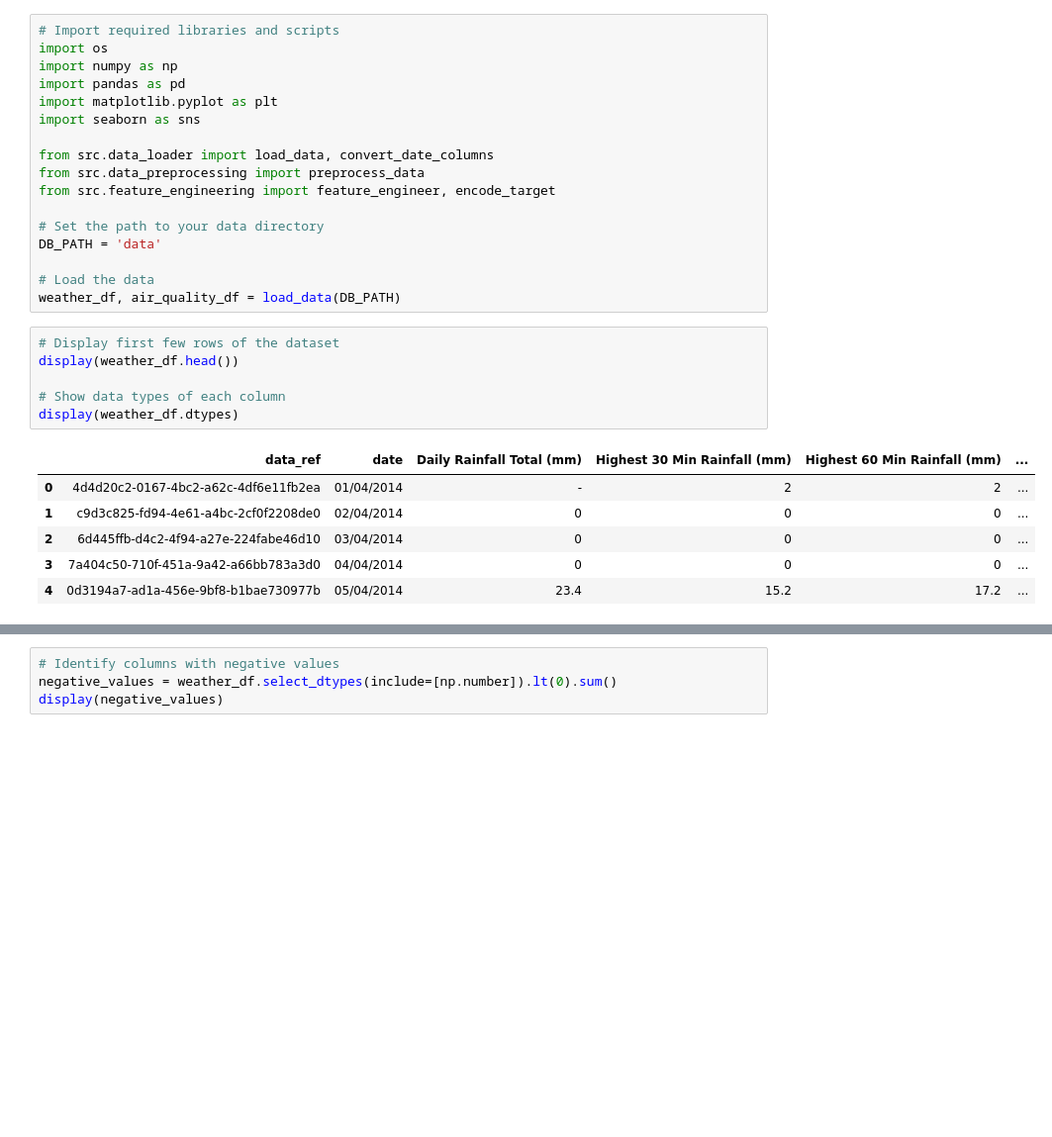
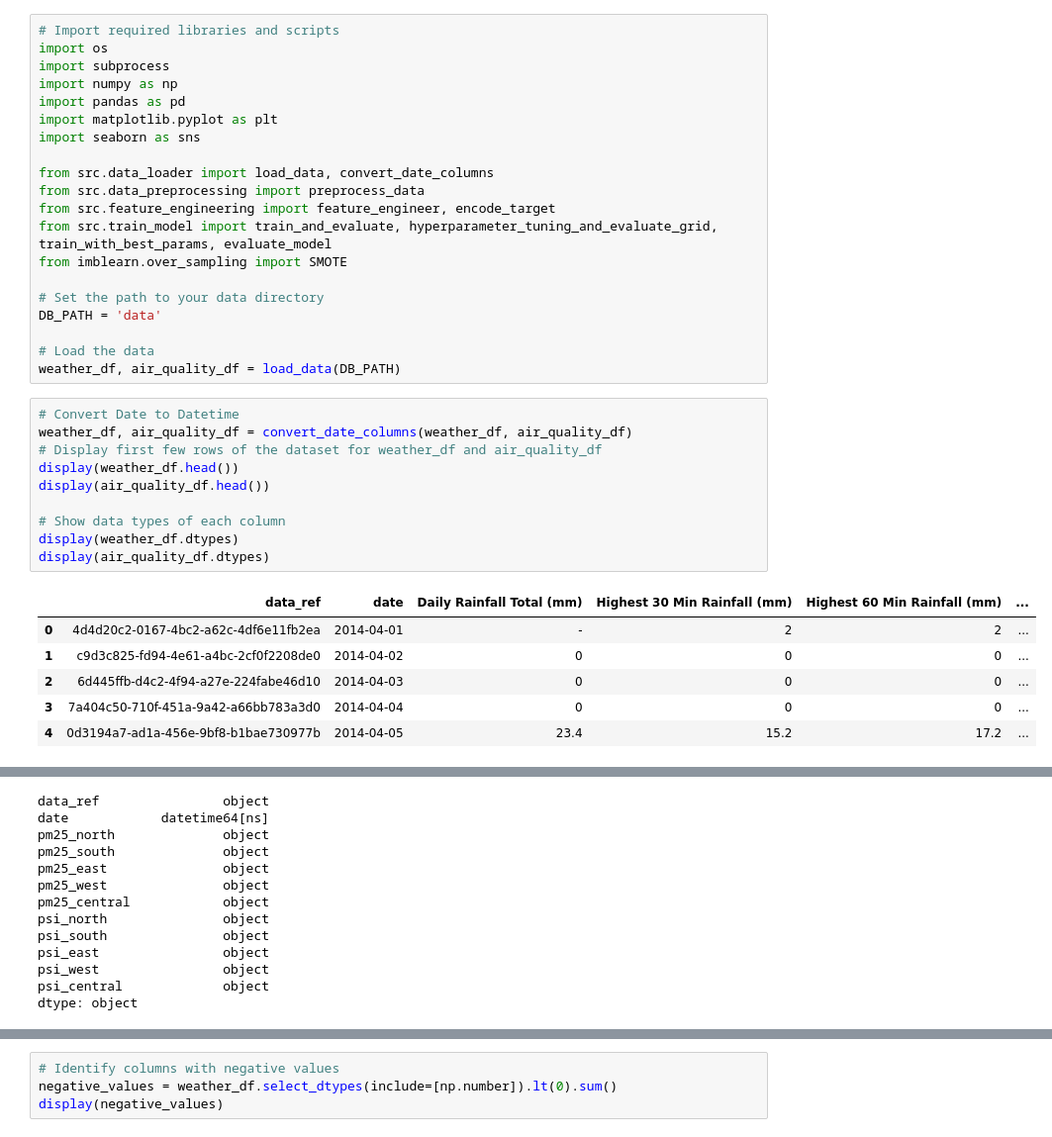
Before and after one commit to thetruthkenhurt/Solar-panel-efficiency-prediction, a Jupyter notebook: eda.ipynb, the cells around one changed output, grey strips where cells are left out. Shown at 99% size. Saved outputs shown, nothing was run; the diff lists cells and outputs as text; blank space fills up the shorter version.

```diff
--- a/eda.ipynb
+++ b/eda.ipynb
@@ -1,6 +57,7 @@
 # %%
 # Import required libraries and scripts
 import os
+import subprocess
 import numpy as np
 import pandas as pd
 import matplotlib.pyplot as plt
@@ -9,6 +66,8 @@ import seaborn as sns
 from src.data_loader import load_data, convert_date_columns
 from src.data_preprocessing import preprocess_data
 from src.feature_engineering import feature_engineer, encode_target
+from src.train_model import train_and_evaluate, hyperparameter_tuning_and_evaluate_grid, train_with_best_params, evaluate_model
+from imblearn.over_sampling import SMOTE
 
 # Set the path to your data directory
 DB_PATH = 'data'
@@ -16,15 +75,19 @@ DB_PATH = 'data'
 # Load the data
 weather_df, air_quality_df = load_data(DB_PATH)
 # %%
-# Display first few rows of the dataset
+# Convert Date to Datetime
+weather_df, air_quality_df = convert_date_columns(weather_df, air_quality_df)
+# Display first few rows of the dataset for weather_df and air_quality_df
 display(weather_df.head())
+display(air_quality_df.head())
 
 # Show data types of each column
 display(weather_df.dtypes)
+display(air_quality_df.dtypes)
 # %% [output]
 |  | data_ref | date | Daily Rainfall Total (mm) | Highest 30 Min Rainfall (mm) | Highest 60 Min Rainfall (mm) | ... |
-| 0 | 4d4d20c2-0167-4bc2-a62c-4df6e11fb2ea | 01/04/2014 | - | 2 | 2 | ... |
-| 1 | c9d3c825-fd94-4e61-a4bc-2cf0f2208de0 | 02/04/2014 | 0 | 0 | 0 | ... |
-| 2 | 6d445ffb-d4c2-4f94-a27e-224fabe46d10 | 03/04/2014 | 0 | 0 | 0 | ... |
-| 3 | 7a404c50-710f-451a-9a42-a66bb783a3d0 | 04/04/2014 | 0 | 0 | 0 | ... |
-| 4 | 0d3194a7-ad1a-456e-9bf8-b1bae730977b | 05/04/2014 | 23.4 | 15.2 | 17.2 | ... |
+| 0 | 4d4d20c2-0167-4bc2-a62c-4df6e11fb2ea | 2014-04-01 | - | 2 | 2 | ... |
+| 1 | c9d3c825-fd94-4e61-a4bc-2cf0f2208de0 | 2014-04-02 | 0 | 0 | 0 | ... |
+| 2 | 6d445ffb-d4c2-4f94-a27e-224fabe46d10 | 2014-04-03 | 0 | 0 | 0 | ... |
+| 3 | 7a404c50-710f-451a-9a42-a66bb783a3d0 | 2014-04-04 | 0 | 0 | 0 | ... |
+| 4 | 0d3194a7-ad1a-456e-9bf8-b1bae730977b | 2014-04-05 | 23.4 | 15.2 | 17.2 | ... |
@@ -49,2 +118,15 @@ Daily Solar Panel Efficiency      object
 dtype: object
+data_ref                object
+date            datetime64[ns]
+pm25_north              object
+pm25_south              object
+pm25_east               object
+pm25_west               object
+pm25_central            object
+psi_north               object
+psi_south               object
+psi_east                object
+psi_west                object
+psi_central             object
+dtype: object
 # %%
```
Also changed, not shown: parts of 77 cells of this notebook, 7 other files.
